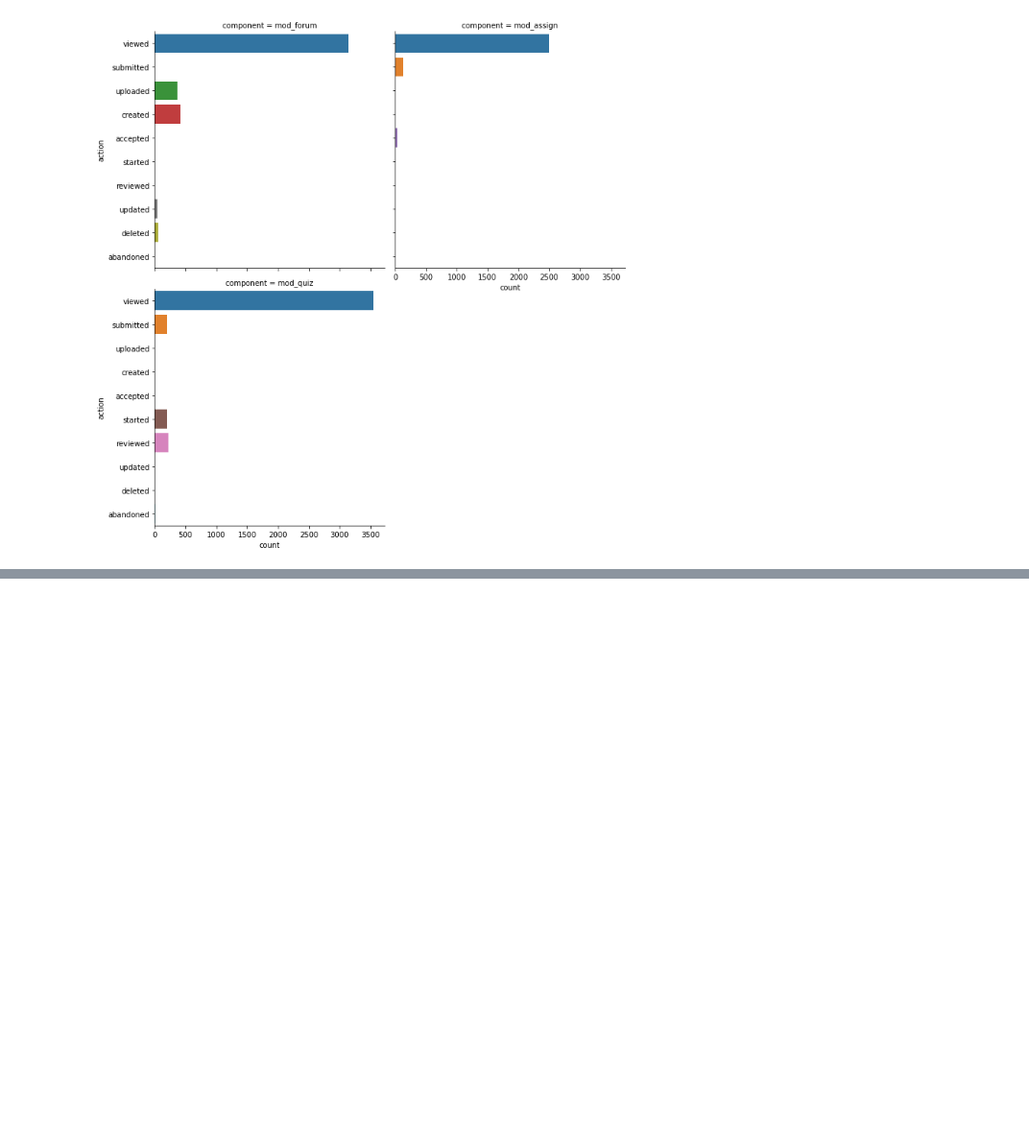
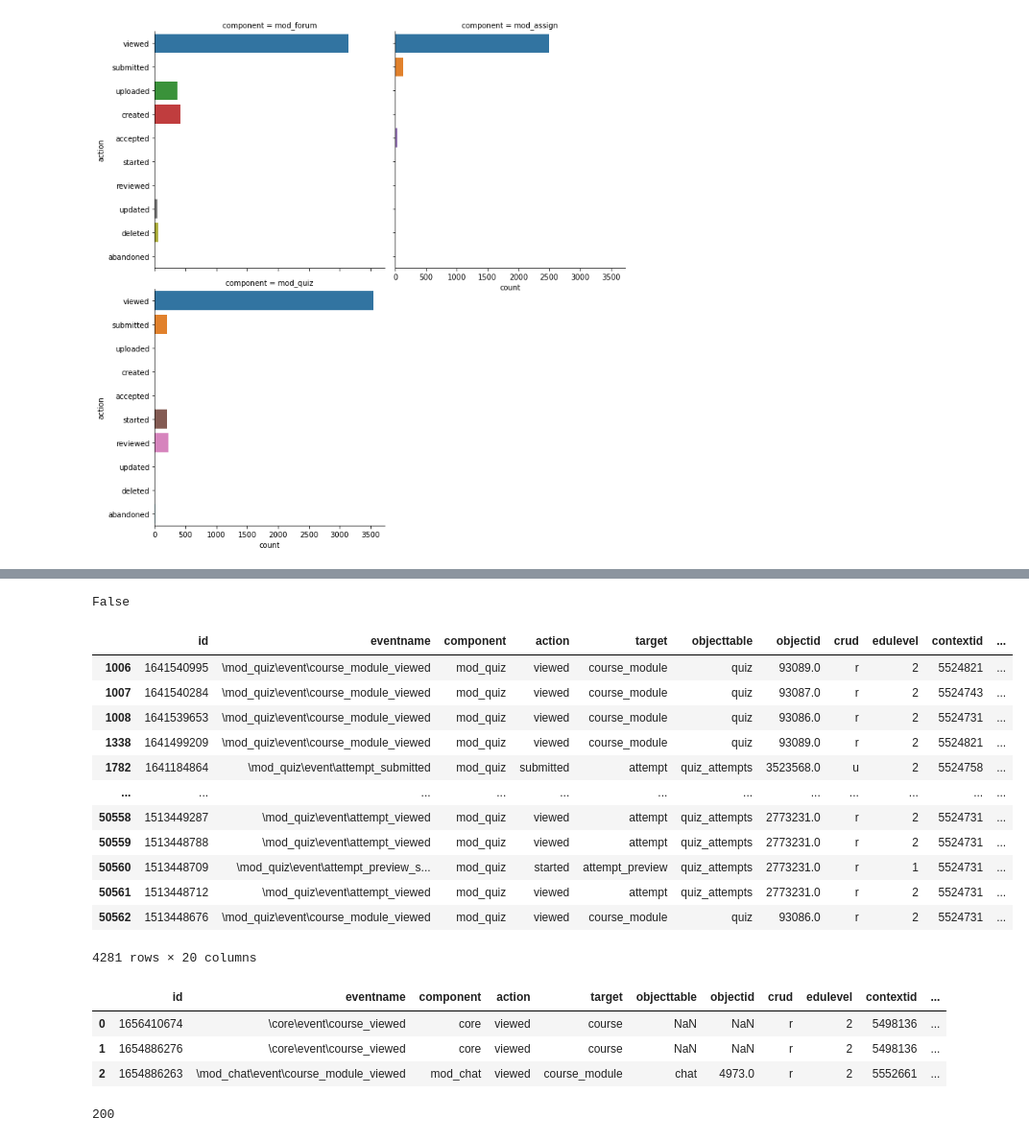
Before and after one commit to atp/edisc-analytics, a Jupyter notebook: Indicadores de Engajamento.ipynb, the cells around one changed output, grey strips where cells are left out. Shown: that part at 96% size. Cells and saved outputs as stored; diff of their text form; code cells hidden in the pictures; blank space fills up the shorter version.

```diff
--- a/Indicadores de Engajamento.ipynb
+++ b/Indicadores de Engajamento.ipynb
@@ -128,0 +156,27 @@ sns.catplot(data=filtered.query("component in ['mod_forum','mod_quiz','mod_assig
+# %%
+logs['component'].unique()
+# %% [output]
+False
+# %%
+logs[logs['component'] == 'mod_quiz']
+# %% [output]
+|  | id | eventname | component | action | target | objecttable | objectid | crud | edulevel | contextid | ... |
+| 1006 | 1641540995 | \mod_quiz\event\course_module_viewed | mod_quiz | viewed | course_module | quiz | 93089.0 | r | 2 | 5524821 | ... |
+| 1007 | 1641540284 | \mod_quiz\event\course_module_viewed | mod_quiz | viewed | course_module | quiz | 93087.0 | r | 2 | 5524743 | ... |
+| 1008 | 1641539653 | \mod_quiz\event\course_module_viewed | mod_quiz | viewed | course_module | quiz | 93086.0 | r | 2 | 5524731 | ... |
+| 1338 | 1641499209 | \mod_quiz\event\course_module_viewed | mod_quiz | viewed | course_module | quiz | 93089.0 | r | 2 | 5524821 | ... |
+| 1782 | 1641184864 | \mod_quiz\event\attempt_submitted | mod_quiz | submitted | attempt | quiz_attempts | 3523568.0 | u | 2 | 5524758 | ... |
+| ... | ... | ... | ... | ... | ... | ... | ... | ... | ... | ... | ... |
+| 50558 | 1513449287 | \mod_quiz\event\attempt_viewed | mod_quiz | viewed | attempt | quiz_attempts | 2773231.0 | r | 2 | 5524731 | ... |
+| 50559 | 1513448788 | \mod_quiz\event\attempt_viewed | mod_quiz | viewed | attempt | quiz_attempts | 2773231.0 | r | 2 | 5524731 | ... |
+| 50560 | 1513448709 | \mod_quiz\event\attempt_preview_s... | mod_quiz | started | attempt_preview | quiz_attempts | 2773231.0 | r | 1 | 5524731 | ... |
+| 50561 | 1513448712 | \mod_quiz\event\attempt_viewed | mod_quiz | viewed | attempt | quiz_attempts | 2773231.0 | r | 2 | 5524731 | ... |
+| 50562 | 1513448676 | \mod_quiz\event\course_module_viewed | mod_quiz | viewed | course_module | quiz | 93086.0 | r | 2 | 5524731 | ... |
+4281 rows × 20 columns
+# %%
+logs[:3]
+# %% [output]
+|  | id | eventname | component | action | target | objecttable | objectid | crud | edulevel | contextid | ... |
+| 0 | 1656410674 | \core\event\course_viewed | core | viewed | course | NaN | NaN | r | 2 | 5498136 | ... |
+| 1 | 1654886276 | \core\event\course_viewed | core | viewed | course | NaN | NaN | r | 2 | 5498136 | ... |
+| 2 | 1654886263 | \mod_chat\event\course_module_viewed | mod_chat | viewed | course_module | chat | 4973.0 | r | 2 | 5552661 | ... |
@@ -128,0 +203,4 @@ sns.catplot(data=filtered.query("component in ['mod_forum','mod_quiz','mod_assig
+# %%
+fez_questionario(logs)
+# %% [output]
+200
```
Also changed, not shown: parts of 10 cells of this notebook.
